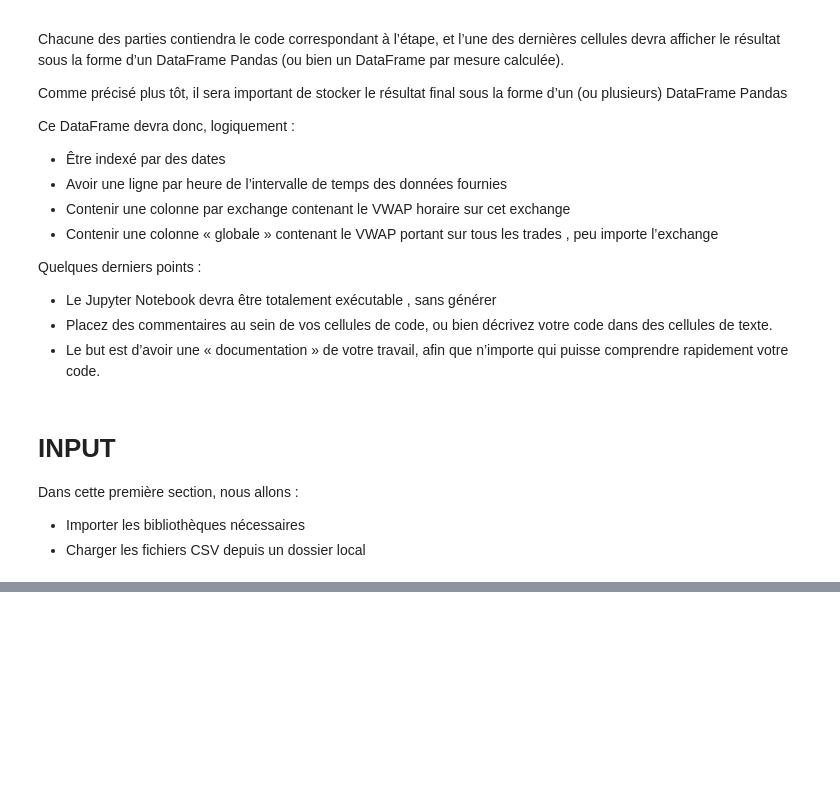
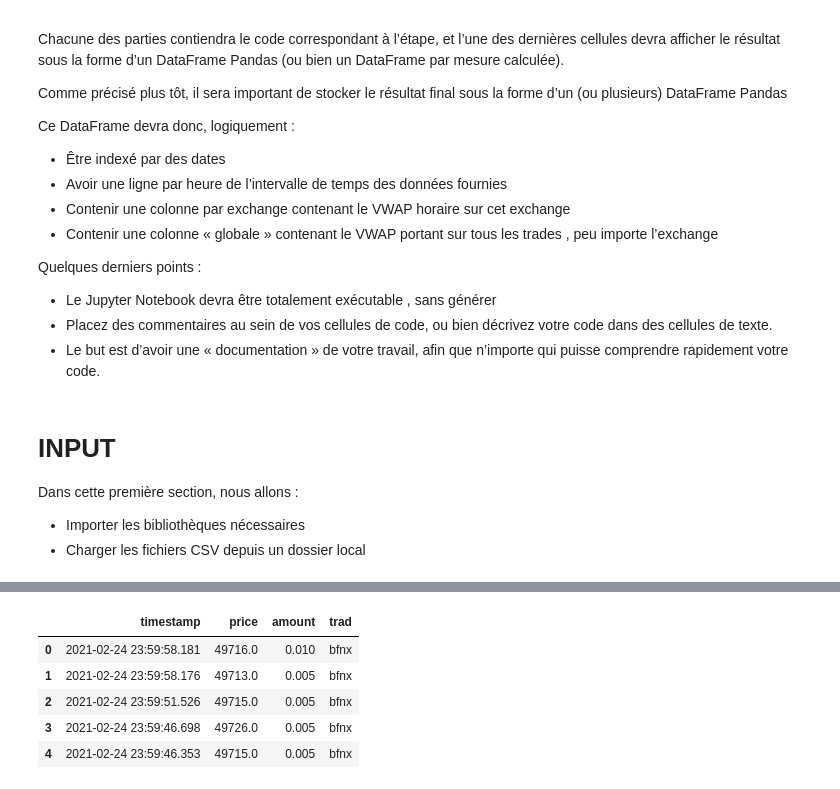
Before and after one commit to MamataCisse/VWAP-Bitcoin-Analysis_SDA, a Jupyter notebook: vwap_analysis.ipynb, the cells around one changed output, grey strips where cells are left out. Saved outputs shown, nothing was run; the diff lists cells and outputs as text; code cells hidden in the pictures; blank space fills up the shorter version.

```diff
--- a/vwap_analysis.ipynb
+++ b/vwap_analysis.ipynb
@@ -77,0 +155,10 @@ df11 = pd.read_csv('C:/Users/mamat/VWAP_Bitcoin/VWAP-Bitcoin-Analysis_SDA/stmp.c
+# %%
+df2["trad"] = "bfnx"
+df2.head()
+# %% [output]
+|  | timestamp | price | amount | trad |
+| 0 | 2021-02-24 23:59:58.181 | 49716.0 | 0.010 | bfnx |
+| 1 | 2021-02-24 23:59:58.176 | 49713.0 | 0.005 | bfnx |
+| 2 | 2021-02-24 23:59:51.526 | 49715.0 | 0.005 | bfnx |
+| 3 | 2021-02-24 23:59:46.698 | 49726.0 | 0.005 | bfnx |
+| 4 | 2021-02-24 23:59:46.353 | 49715.0 | 0.005 | bfnx |
```
Also changed, not shown: parts of 27 cells of this notebook.
